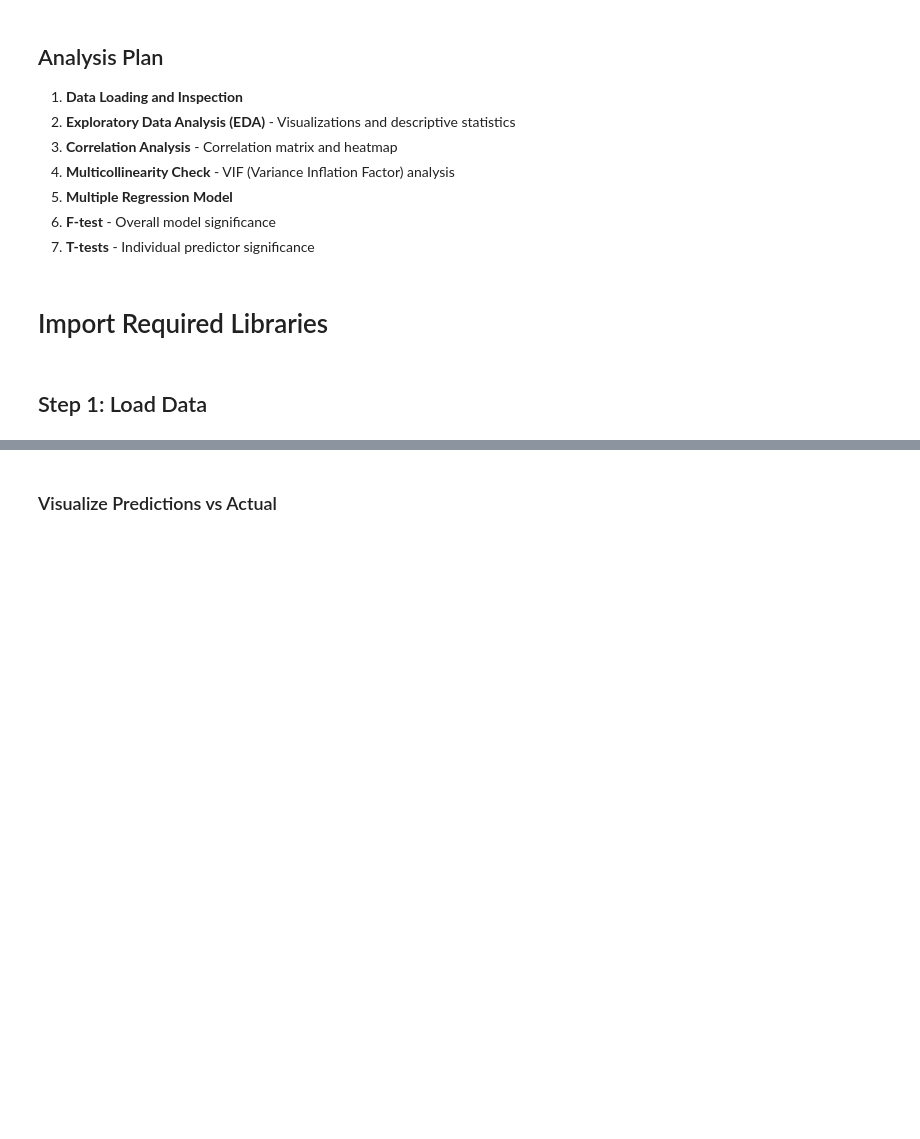
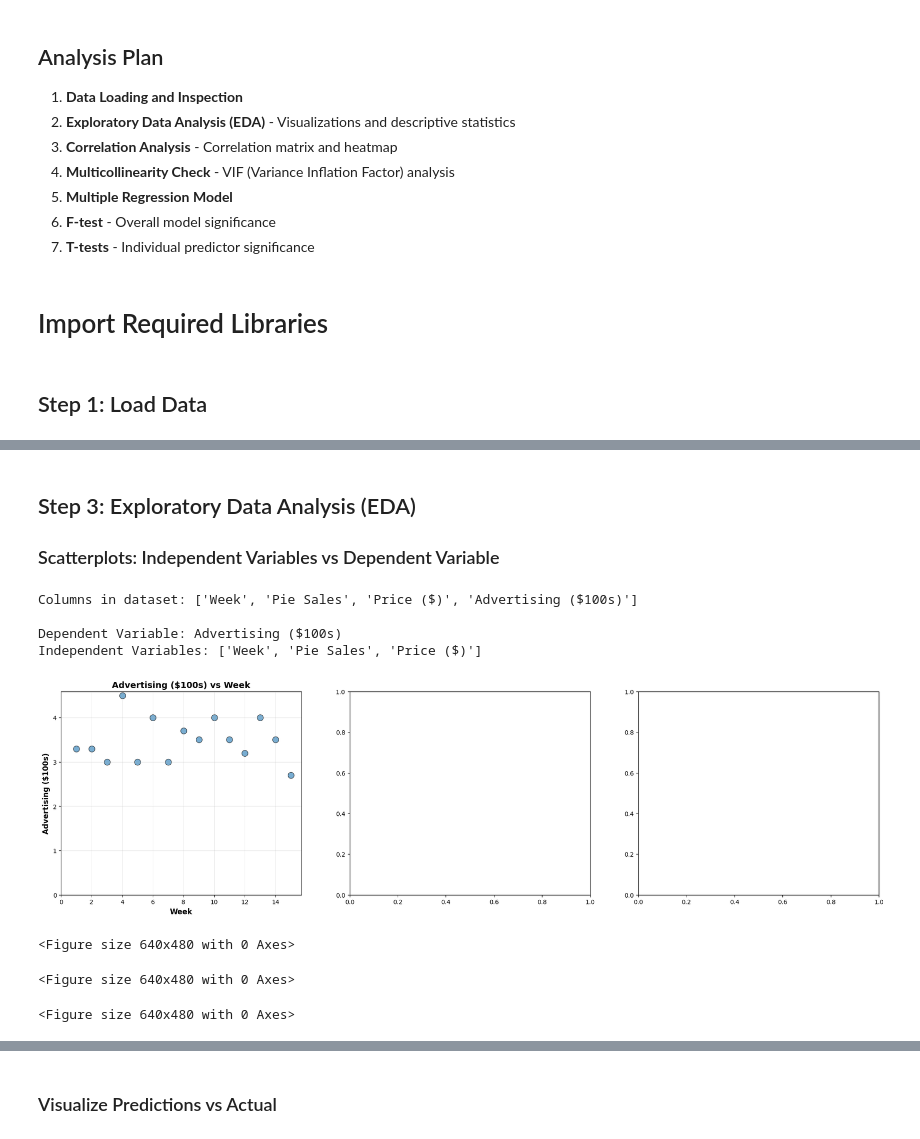
Before and after one commit to Kartavya-Jharwal/Kartavya_Business_Analytics2025, a Jupyter notebook: Class_Assignments/week11/Week_11_Session_1.ipynb, the cells around one changed output, grey strips where cells are left out. Saved outputs shown, nothing was run; the diff lists cells and outputs as text; code cells hidden in the pictures; blank space fills up the shorter version.

```diff
--- a/Class_Assignments/week11/Week_11_Session_1.ipynb
+++ b/Class_Assignments/week11/Week_11_Session_1.ipynb
@@ -42,12 +42,6 @@ import statsmodels.formula.api as smf
 from statsmodels.stats.outliers_influence import variance_inflation_factor
 from sklearn.linear_model import LinearRegression
 from sklearn.metrics import r2_score, mean_squared_error
-import warnings
-warnings.filterwarnings('ignore')
-
-# Set visualization style
-
-sns.set_style("whitegrid")plt.rcParams['figure.figsize'] = (10, 6)
 # %% [markdown]
 ## Step 1: Load Data
 # %%
@@ -76,3 +87,7 @@ print(df.describe())
+# %% [markdown]
+## Step 3: Exploratory Data Analysis (EDA)
+
+### Scatterplots: Independent Variables vs Dependent Variable
 # %%
 # Automatically detect column names
 print("Columns in dataset:", df.columns.tolist())
@@ -83,35 +98,46 @@ dependent_var = df.columns[-1]  # Last column
 independent_vars = [col for col in df.columns if col != dependent_var]
 
 print(f"\nDependent Variable: {dependent_var}")
 print(f"Independent Variables: {independent_vars}")
 
 # Create scatterplots for each independent variable
 n_vars = len(independent_vars)
 fig, axes = plt.subplots(1, n_vars, figsize=(8*n_vars, 6))
 
 # Handle single variable case
 if n_vars == 1:
     axes = [axes]
 
 for i, var in enumerate(independent_vars):
     axes[i].scatter(df[var], df[dependent_var], alpha=0.6, s=100, edgecolors='black')
     axes[i].set_xlabel(f'{var}', fontsize=12, fontweight='bold')
     axes[i].set_ylabel(f'{dependent_var}', fontsize=12, fontweight='bold')
     axes[i].set_title(f'{dependent_var} vs {var}', fontsize=14, fontweight='bold')
     axes[i].grid(True, alpha=0.3)
 
     # Set axes to start at 0
     axes[i].set_xlim(left=0)
     axes[i].set_ylim(bottom=0)
 
     # Add trend line
 
-    z = np.polyfit(df[var], df[dependent_var], 1)plt.show()
+    z = np.polyfit(df[var], df[dependent_var], 1)
+    plt.show()
 
-    p = np.poly1d(z)plt.tight_layout()
+    p = np.poly1d(z)
+    plt.tight_layout()
 
     axes[i].plot(df[var], p(df[var]), "r--", alpha=0.8, linewidth=2, label='Trend line')
     axes[i].legend()
+# %% [output]
+Columns in dataset: ['Week', 'Pie Sales', 'Price ($)', 'Advertising ($100s)']
+
+Dependent Variable: Advertising ($100s)
+Independent Variables: ['Week', 'Pie Sales', 'Price ($)']
+[figure, added]
+<Figure size 640x480 with 0 Axes>
+<Figure size 640x480 with 0 Axes>
+<Figure size 640x480 with 0 Axes>
 # %%
 # Create heatmap
 plt.figure(figsize=(8, 6))
```
Also changed, not shown: parts of 12 cells of this notebook.
